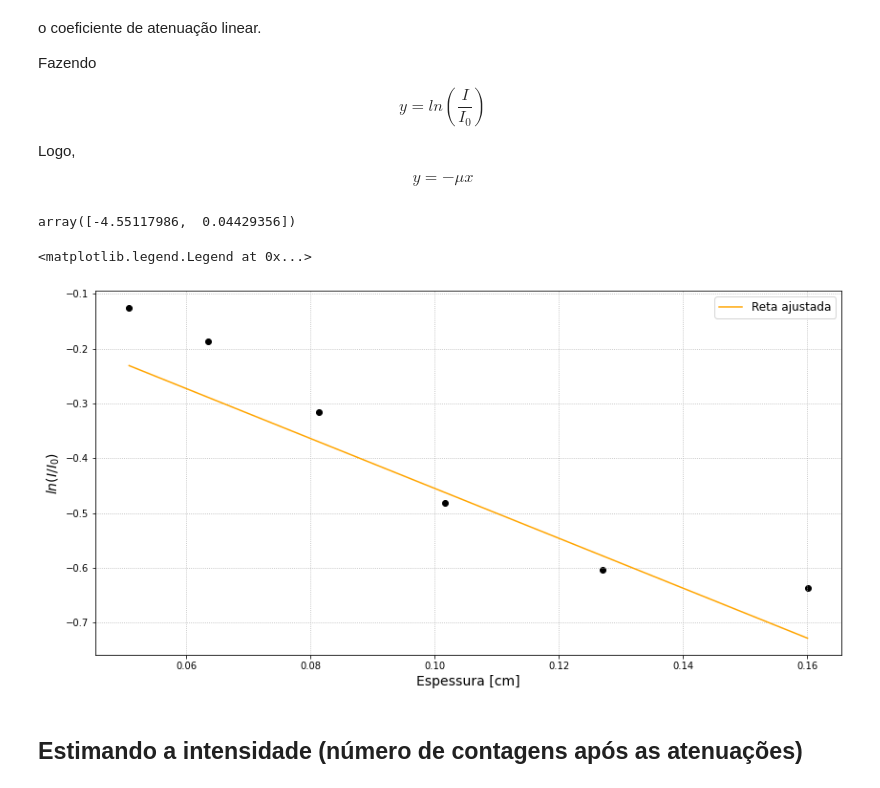
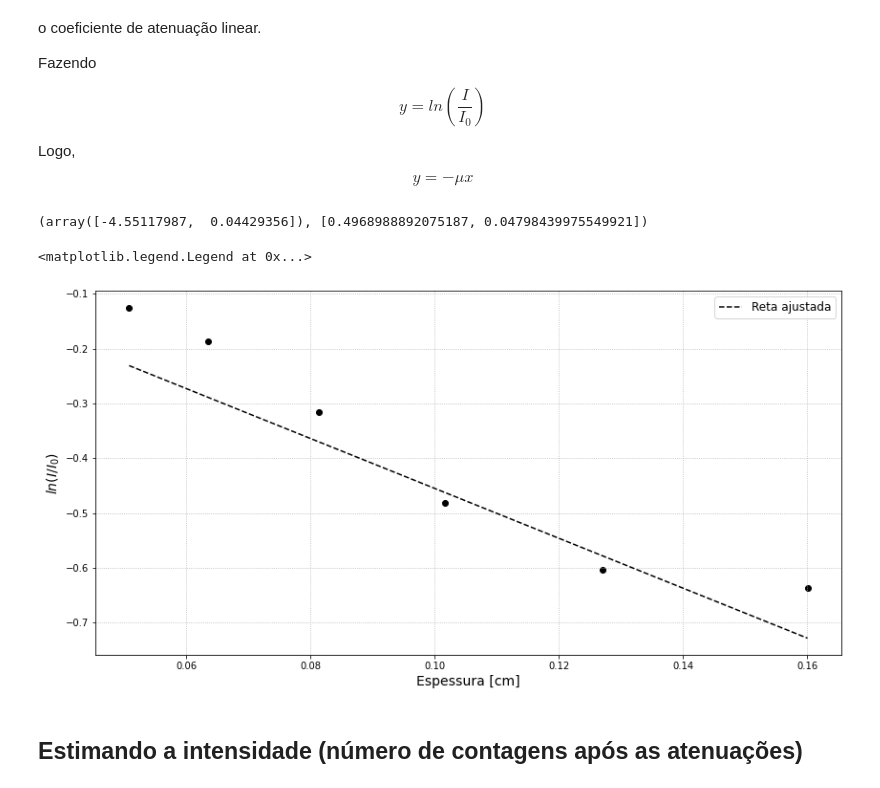
Before and after one commit to goulartsursula/DisciplinasUERJ, a Jupyter notebook: Estrutura da Materia 3/AtenuacaoGama.ipynb, the cells around one changed output. Saved outputs shown, nothing was run; the diff lists cells and outputs as text; code cells hidden in the pictures.

```diff
--- a/Estrutura da Materia 3/AtenuacaoGama.ipynb
+++ b/Estrutura da Materia 3/AtenuacaoGama.ipynb
@@ -82,23 +82,30 @@ $$y = ln (\frac{I}{I_0})$$
 Logo,
 
 $$y = -μ x$$
-# %%
-ajuste_linear = np.polyfit(data['espessura(cm)'], np.log(data['contagens']/data['contagens'][0]), 1)
-ajuste_linear
-# %% [output]
-array([-4.55117986,  0.04429356])
+# %%
+def ajuste_linear(x_a, a, b):
+  return a*x_a + b
+
+popt_al, pcov_al  = curve_fit(ajuste_linear, data['espessura(cm)'], np.log(data['contagens']/data['contagens'][0]))
+
+error_pcov = [np.sqrt(pcova[i, i]) for i in np.arange(2)] #Diagonal principal da matriz
+
+popt_al, error_pcov
+# %% [output]
+(array([-4.55117987,  0.04429356]), [0.4968988892075187, 0.04798439975549921])
 # %%
 fig,ax = plt.subplots(figsize = (14,7))
 
 plt.scatter(data_missing_row['espessura(cm)'], np.log(data_missing_row['contagens'] / data['contagens'][0]), color='black')
-plt.plot(data_missing_row['espessura(cm)'], ajuste_linear[0]*data_missing_row['espessura(cm)'], color='orange', label = 'Reta ajustada')
+plt.plot(data_missing_row['espessura(cm)'], popt_al[0]*data_missing_row['espessura(cm)'], linestyle = '--', color = 'black', label = 'Reta ajustada')
+#plt.errorbar(data_missing_row['espessura(cm)'], np.log(data_missing_row['contagens'] / data['contagens'][0]), yerr = error_pcov[0], fmt = 'o',color = 'black', ecolor = 'lightgreen', elinewidth = 5, capsize=10)
 plt.xlabel('Espessura [cm]', fontsize = 14)
 plt.ylabel('$ln(I/I_0)$', fontsize=14)
 plt.grid(linestyle = 'dotted')
 plt.legend(fontsize = 12)
 # %% [output]
 <matplotlib.legend.Legend at 0x...>
-[figure, old version]
+[figure, new version]
 # %% [markdown]
 ## Estimando a intensidade (número de contagens após as atenuações)
 # %%
```
Also changed, not shown: parts of 4 cells of this notebook.
